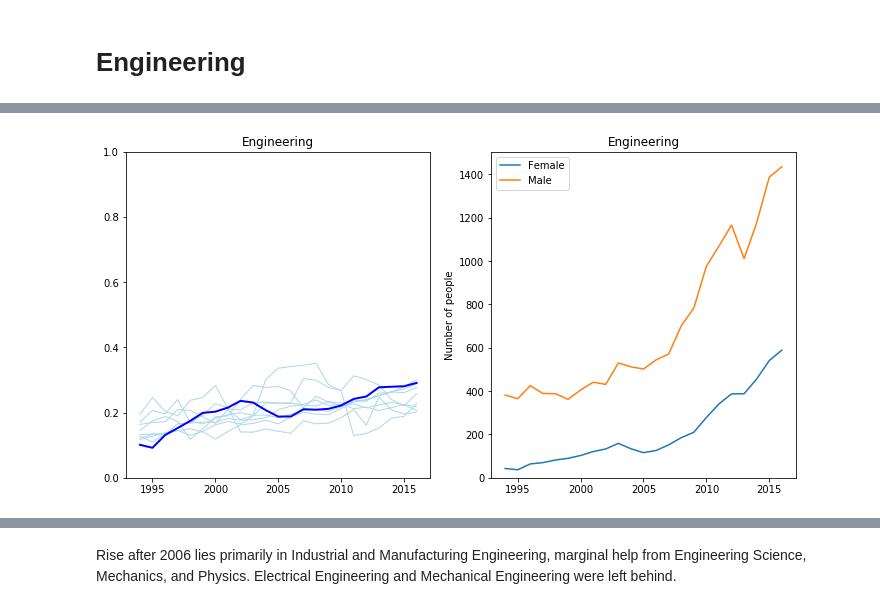
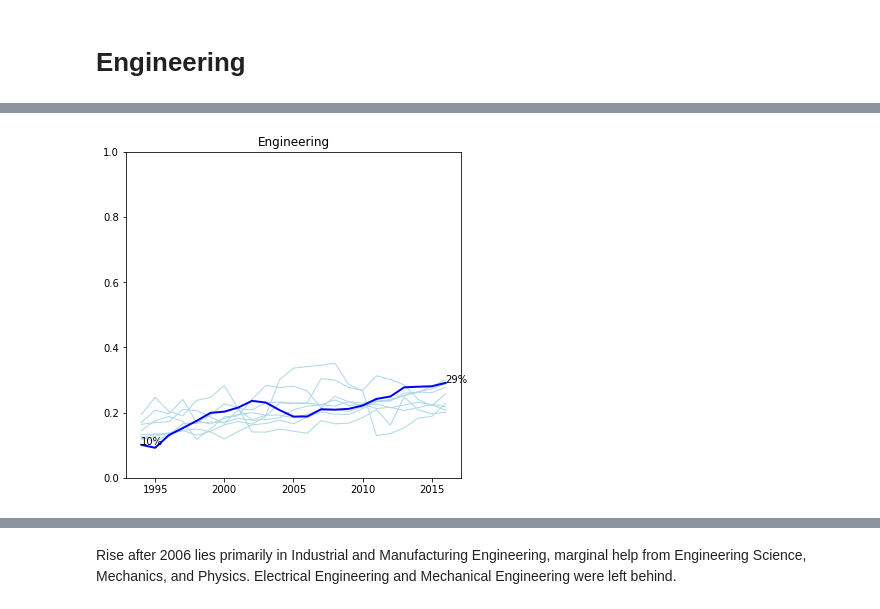
Before and after one commit to spec-journalism/gss-diversity, a Jupyter notebook: notebooks/draft.ipynb, the cells around one changed output, grey strips where cells are left out. Saved outputs shown, nothing was run; the diff lists cells and outputs as text; code cells hidden in the pictures.

```diff
--- a/notebooks/draft.ipynb
+++ b/notebooks/draft.ipynb
@@ -67,17 +68,11 @@ def subplots(num=1, cols=2, figsize=6):
     rows = math.ceil(num / cols)
     return plt.subplots(rows, cols, figsize=(figsize * cols, figsize * rows))
 
-# Returns female and male headcounts for a field in an institution
+# Gets female and male headcounts for a field in an institution
 def get_counts(field, inst='Columbia University in the City of New York', default=None):
     females = []
     males = []
-    if field in complete_fields['Science']:
-        topic = 'Science'
-    elif field in complete_fields['Engineering']:
-        topic = 'Engineering'
-    else:
-        print(f'Field {field} not found.')
-        return
+    topic = topic_lookup[field]
     for year in years:
         stats = D_TOTALS[year][inst][topic].get(field, None)
         if stats is None:
@@ -88,7 +83,8 @@ def get_counts(field, inst='Columbia University in the City of New York', defaul
         males.append(stats.get('Male', 0))
     return females, males
 
-def plot_proportions(ax, field, inst='Columbia University in the City of New York', title=None):
+# Gets proportions for a field in an institution
+def get_proportions(field, inst='Columbmia University in the City of New York'):
     females, males = get_counts(field, inst)
     proportions = []
     for i in range(len(years)):
@@ -97,7 +93,19 @@ def plot_proportions(ax, field, inst='Columbia University in the City of New Yor
             proportions.append(None)
         else:
             proportions.append(f / (m+f))
-    ax.plot(years, proportions)
+    return proportions
+
+def plot_proportions(ax, field, inst='Columbia University in the City of New York', title=None, peers=False,
+                     start=1994, label_line=True):
+    proportions = get_proportions(field, inst)
+    if peers:
+        for inst in institutions:
+            if inst != CUNAME:
+                ax.plot(years, get_overall_proportions(topic, inst), color='lightgreen', linewidth=1)
+    start_i = start - years[0]
+    # ax.plot(years[:start_i + 1], proportions[:start_i + 1], color='lightgreen')
+    ax.plot(years[start_i:], proportions[start_i:], color='green')
+    if label_line: ax.annotate(field, (years[start_i], proportions[start_i]))
     ax.set_ylim(bottom=0, top=1)
     ax.set_title(title or field)
 
@@ -151,12 +159,18 @@ def get_overall_proportions(topic, inst='Columbia University in the City of New
     return [0 if m+f == 0 else f/(m+f) for f, m in zip(overallF, overallM)]
 
 # Plots proportions for a topic
-def plot_topic_proportions(ax, topic, peers=False, title=None):
+def plot_topic_proportions(ax, topic, peers=False, title=None, label=[]):
+    colors = ['blue', 'lightblue']
+    if topic == 'Science':
+        colors = ['red', 'pink']
     if peers:
         for inst in institutions:
             if inst != CUNAME:
-                ax.plot(years, get_overall_proportions(topic, inst), color='lightblue', linewidth=1)
-    ax.plot(years, get_overall_proportions(topic, CUNAME), color='blue', linewidth=2)
+                ax.plot(years, get_overall_proportions(topic, inst), color=colors[1], linewidth=1)
+    cu_props = get_overall_proportions(topic, CUNAME)
+    ax.plot(years, cu_props, color=colors[0], linewidth=2)
+    for i in [0, -1] + [year - years[0] for year in label]:
+        ax.annotate("{0:.0%}".format(cu_props[i]), (years[i], cu_props[i]))
     ax.set_ylim(bottom=0, top=1)
     ax.set_title(title or topic)
 
@@ -188,6 +222,5 @@ Idea: In lede, after showing overall science, reveal that the steady incline is
 # %%
-_, ax = subplots(2)
-plot_topic_proportions(ax[0], 'Engineering', peers=True)
-plot_topic_counts(ax[1], 'Engineering')
+_, ax = subplots()
+plot_topic_proportions(ax, 'Engineering', peers=True)
 # %% [output]
-[figure, old version]
+[figure, new version]
```
Also changed, not shown: parts of 6 cells of this notebook, 1 other file.
